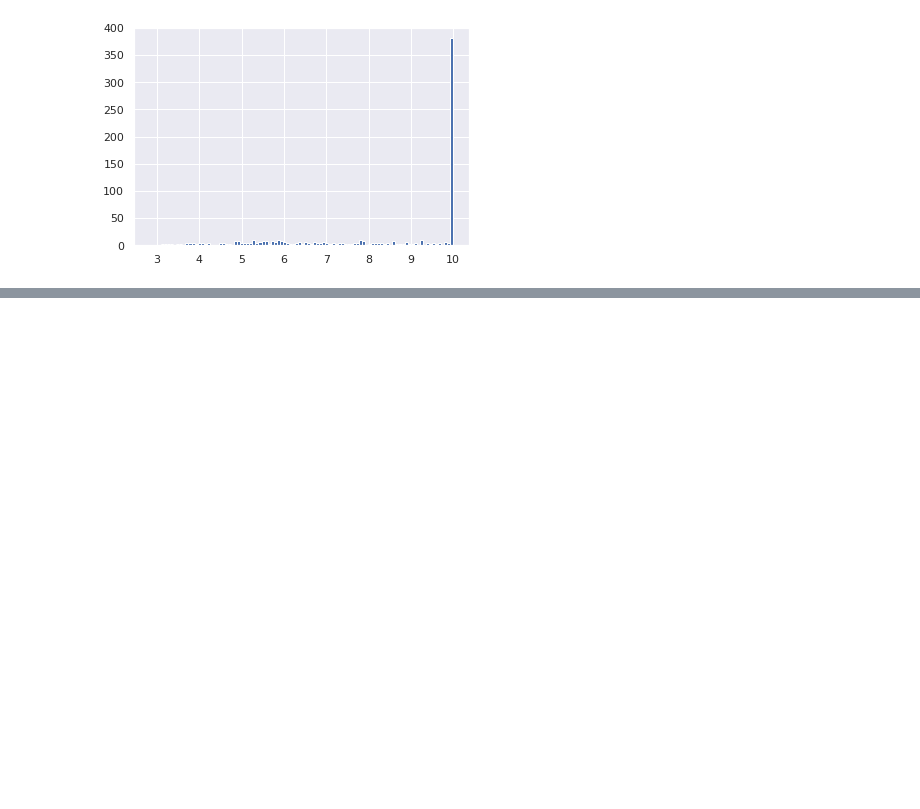
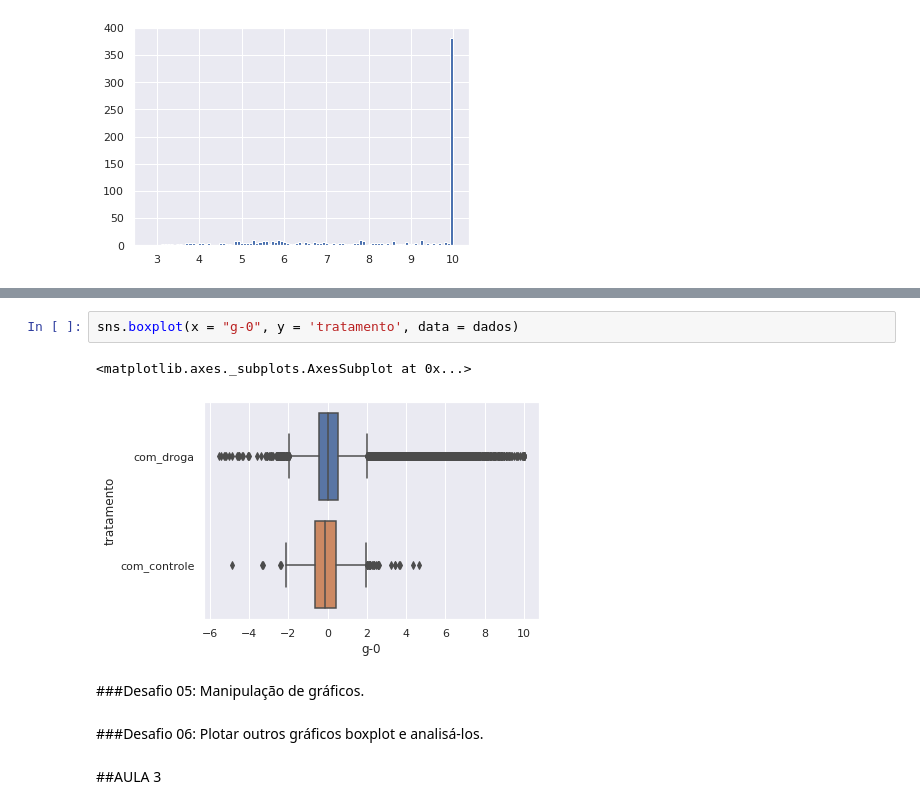
Before and after one commit to melissajblins/Imersao_Alura, a Jupyter notebook: ImersaoAlura.ipynb, the cells around one changed output, grey strips where cells are left out. Drawn from its saved outputs; the diff is of its cells as text; blank space fills up the shorter version.

```diff
--- a/ImersaoAlura.ipynb
+++ b/ImersaoAlura.ipynb
@@ -314,0 +329,11 @@ dados.loc[:, 'g-0':'g-771'].describe().T['max'].hist(bins = 100)
+# %%
+sns.boxplot(x = "g-0", y = 'tratamento', data = dados)
+# %% [output]
+<matplotlib.axes._subplots.AxesSubplot at 0x...>
+[figure, added]
+# %% [markdown]
+###Desafio 05: Manipulação de gráficos.
+# %% [markdown]
+###Desafio 06: Plotar outros gráficos boxplot e analisá-los.
+# %% [markdown]
+##AULA 3
```
Also changed, not shown: parts of 5 cells of this notebook.
